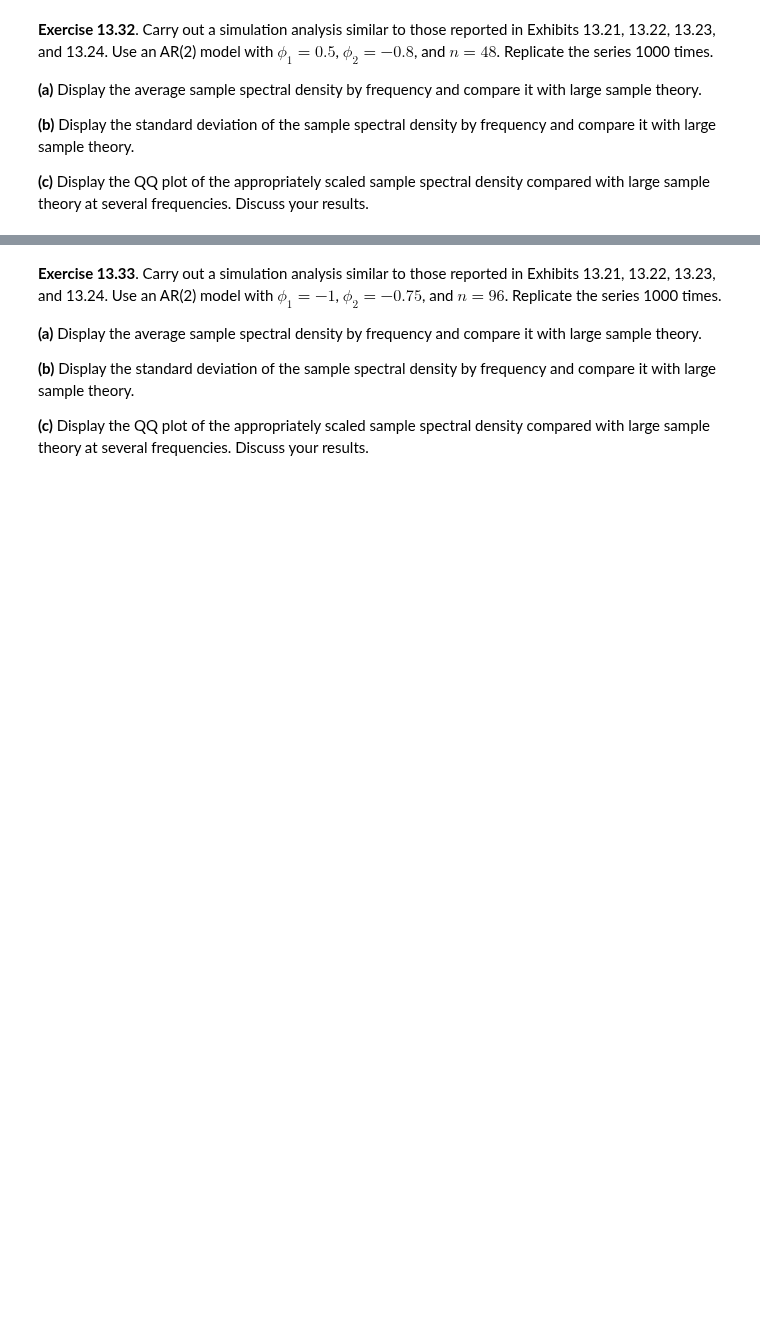
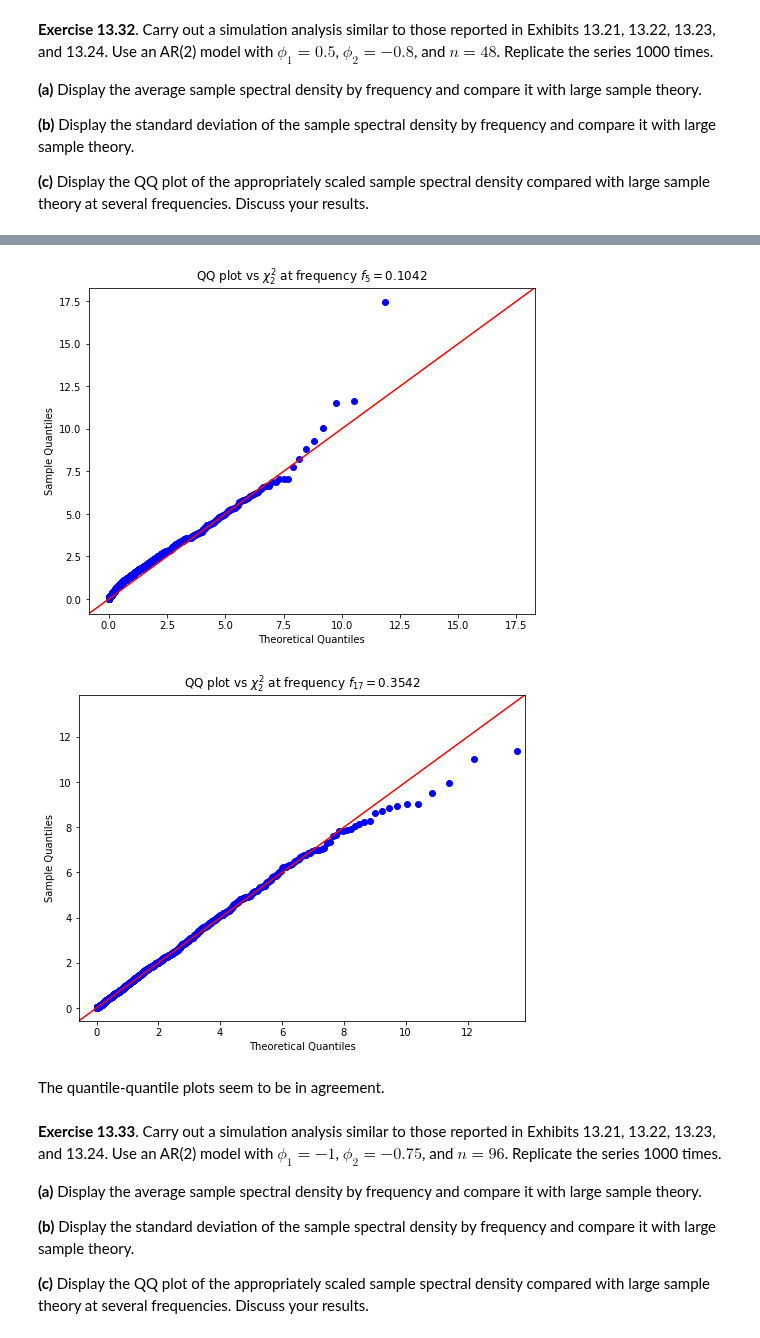
Before and after one commit to telmo-correa/time-series-analysis, a Jupyter notebook: Python/Chapter 13 (Ex 31 - 34) - Introduction to Spectral Analysis.ipynb, the cells around one changed output, grey strips where cells are left out. Saved outputs shown, nothing was run; the diff lists cells and outputs as text; code cells hidden in the pictures; blank space fills up the shorter version.

```diff
--- a/Python/Chapter 13 (Ex 31 - 34) - Introduction to Spectral Analysis.ipynb
+++ b/Python/Chapter 13 (Ex 31 - 34) - Introduction to Spectral Analysis.ipynb
@@ -79,3 +166,20 @@ n &\text{for } j = k = 0 \\
+# %%
+from statsmodels.graphics.gofplots import qqplot
+from scipy.stats import chi2
+
+def plot_frequency(Pxx, index, freq_value):
+    plt.figure(figsize=(8, 6))
+    qqplot(Pxx[:, index], chi2, distargs=(2,), fit=True, line='45', ax=plt.gca())
+    plt.title('QQ plot vs $\chi^2_2$ at frequency $f_{' + str(index) + '} = $' + str(round(freq_value, 4)))
+    plt.show()
+# %%
+plot_frequency(Pxx, 5, f[5])
+plot_frequency(Pxx, 17, f[17])
+# %% [output]
+[figure, added]
+[figure, added]
+# %% [markdown]
+The quantile-quantile plots seem to be in agreement.
 # %% [markdown]
 **Exercise 13.33**. Carry out a simulation analysis similar to those reported in Exhibits 13.21, 13.22, 13.23, and 13.24. Use an AR(2) model with $\phi_1 = -1$, $\phi_2 = −0.75$, and $n = 96$. Replicate the series 1000 times.
 
```
Also changed, not shown: parts of 21 cells of this notebook, 1 other file.
